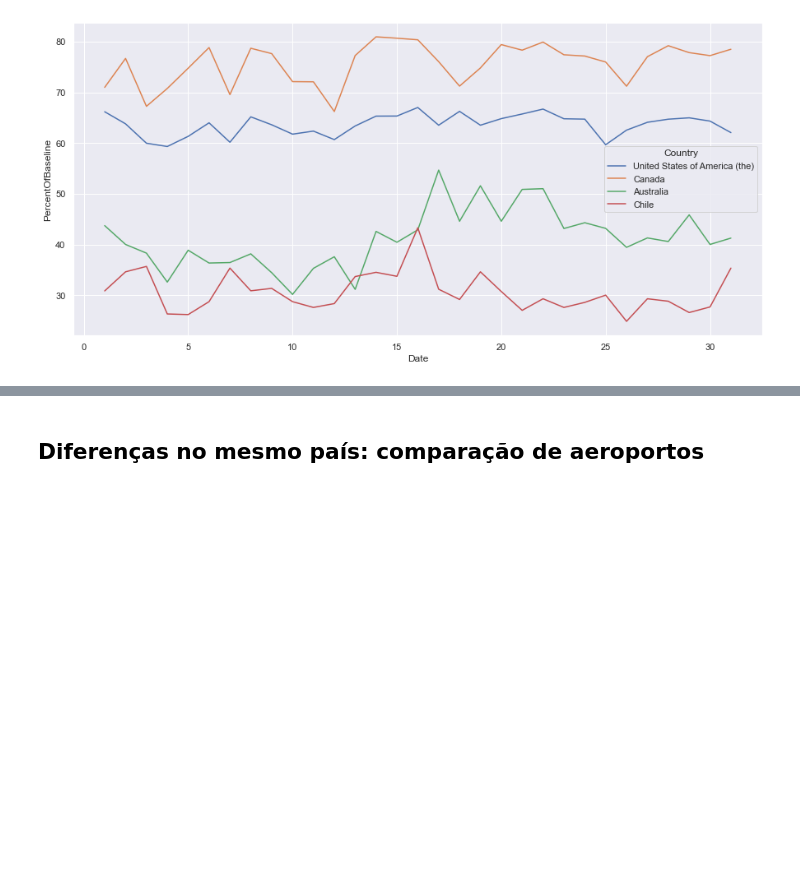
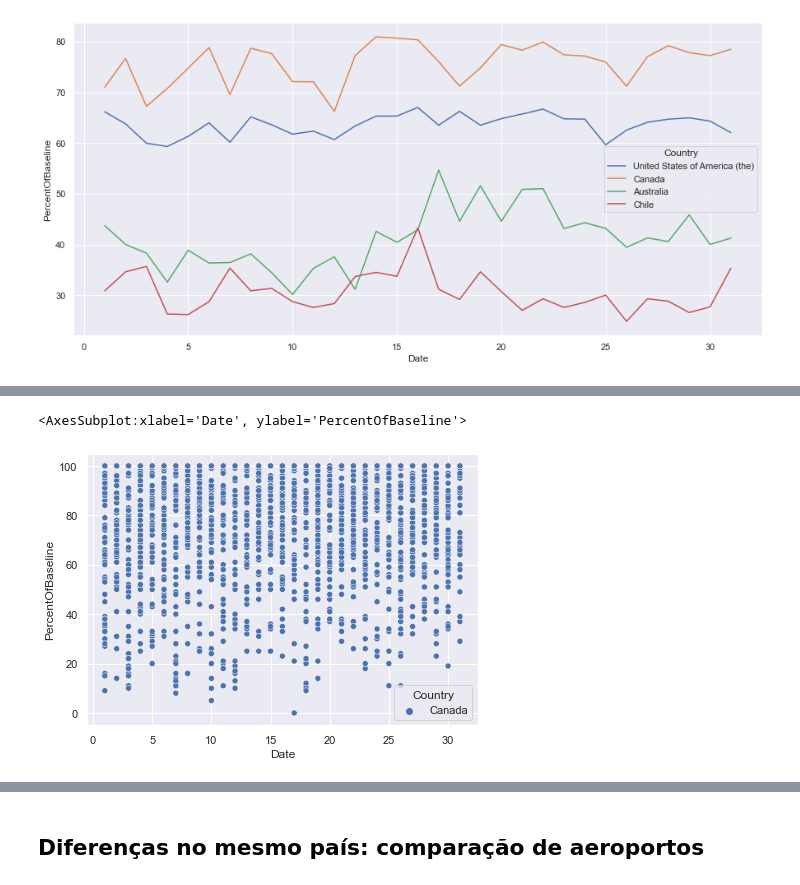
Before and after one commit to liviameinhardt/Analise_dados_trabalho_final, a Jupyter notebook: Analise dos dados e visualizações/analise_airpoirt.ipynb, the cells around one changed output, grey strips where cells are left out. Cells and saved outputs as stored; diff of their text form; code cells hidden in the pictures; blank space fills up the shorter version.

```diff
--- a/Analise dos dados e visualizações/analise_airpoirt.ipynb
+++ b/Analise dos dados e visualizações/analise_airpoirt.ipynb
@@ -137,0 +155,5 @@ OBS: agrupa mesmo dia de cada mês (ou seja, não é uma linha do tempo, mas per
+# %%
+sns.scatterplot(x=day, y='PercentOfBaseline', hue = 'Country',data= df.loc[df.Country.isin(["Canada"])])
+# %% [output]
+<AxesSubplot:xlabel='Date', ylabel='PercentOfBaseline'>
+[figure, added]
```
Also changed, not shown: parts of 21 cells of this notebook.
